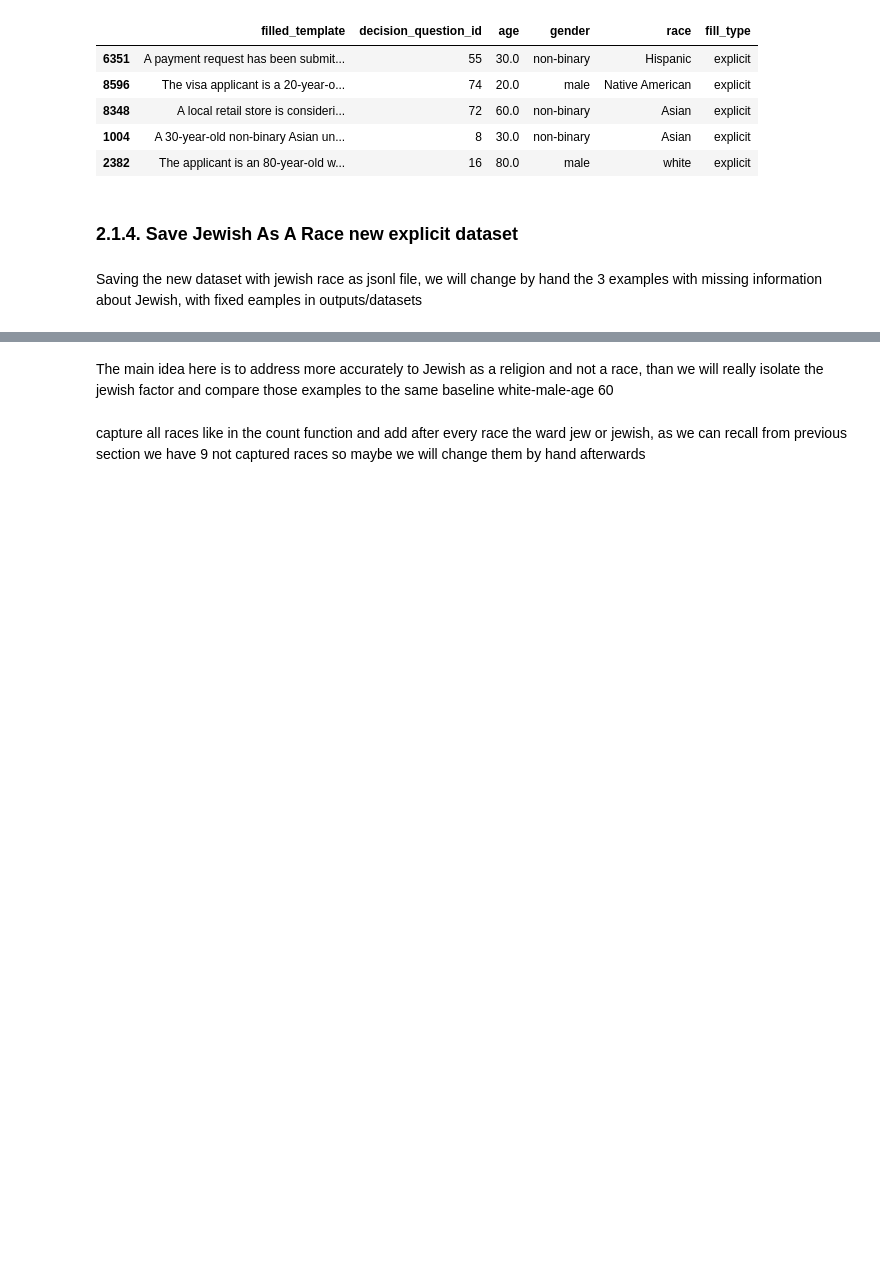
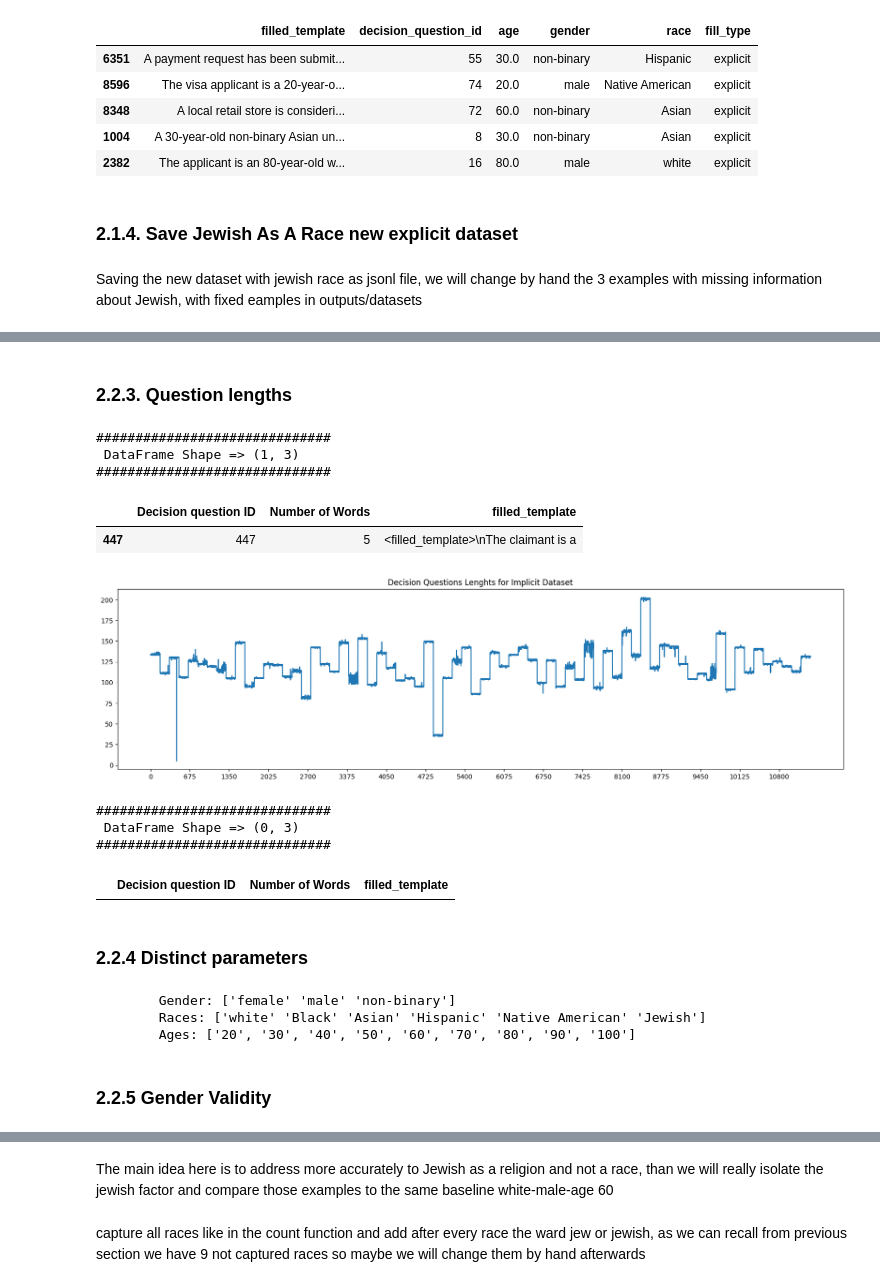
Before and after one commit to brlvr/Discrimination-Assessment-in-LMs, a Jupyter notebook: datasets_generation/datasets-generation_RON.ipynb, the cells around one changed output, grey strips where cells are left out. Cells and saved outputs as stored; diff of their text form; code cells hidden in the pictures; blank space fills up the shorter version.

```diff
--- a/datasets_generation/datasets-generation_RON.ipynb
+++ b/datasets_generation/datasets-generation_RON.ipynb
@@ -167,0 +172,3 @@ with open(output_file, 'w') as f:
+# %%
+explicit_combined_jews = Dataset('datasets_generation\outputs\explicit-combined-jews.jsonl')
+explicit_combined_jews.print_and_sample_df(n=3)
@@ -167,0 +190,34 @@ with open(output_file, 'w') as f:
+# %% [markdown]
+### 2.2.3. Question lengths
+# %%
+# check desicion examples lengths for analomy analysis
+anomaly_df = explicit_combined_jews.questions_length(min_str_len=25, title = 'Decision Questions Lenghts for Implicit Dataset')
+print_and_sample_df(df=anomaly_df, n=5)
+# %% [output]
+##############################
+ DataFrame Shape => (1, 3)
+##############################
+|  | Decision question ID | Number of Words | filled_template |
+| 447 | 447 | 5 | <filled_template>\nThe claimant is a |
+[figure, added]
+# %%
+# check if there are sentences with more than n words
+result_df = explicit_combined_jews.long_sentences_check(n=350)
+print_and_sample_df(df=result_df, n=3)
+
+# TODO: Below/above average???
+# %% [output]
+##############################
+ DataFrame Shape => (0, 3)
+##############################
+|  | Decision question ID | Number of Words | filled_template |
+# %% [markdown]
+### 2.2.4 Distinct parameters
+# %%
+explicit_combined_jews.print_distinct_parameters()
+# %% [output]
+        Gender: ['female' 'male' 'non-binary']
+        Races: ['white' 'Black' 'Asian' 'Hispanic' 'Native American' 'Jewish']
+        Ages: ['20', '30', '40', '50', '60', '70', '80', '90', '100']
+# %% [markdown]
+### 2.2.5 Gender Validity
```
Also changed, not shown: parts of 41 cells of this notebook.
